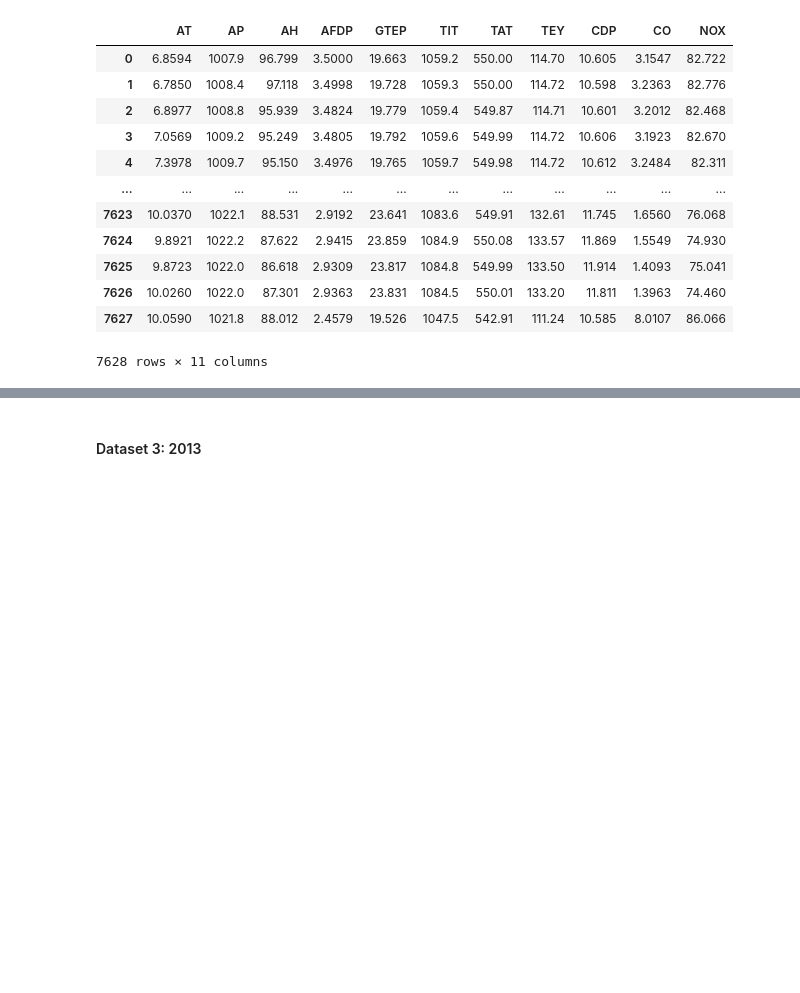
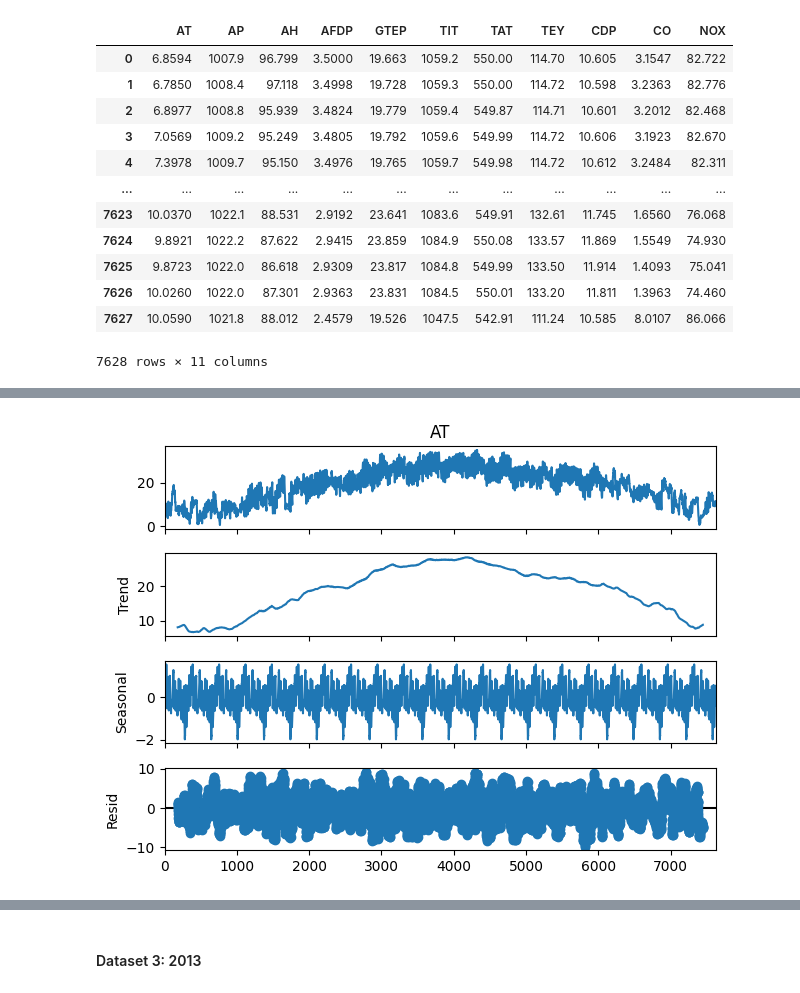
Before and after one commit to CassarGroup/Gas-Turbine_LSTM, a Jupyter notebook: Projeto/ML - Emissão de CO2 - D Cassar.ipynb, the cells around one changed output, grey strips where cells are left out. Cells and saved outputs as stored; diff of their text form; code cells hidden in the pictures; blank space fills up the shorter version.

Commit message:
Decomposições

```diff
--- a/Projeto/ML - Emissão de CO2 - D Cassar.ipynb
+++ b/Projeto/ML - Emissão de CO2 - D Cassar.ipynb
@@ -140,0 +155,7 @@ df_2012
+# %%
+decomp_add_at_2012 = seasonal_decompose(at_2012, model='additive', period=365)
+decomp_add_at_2012.plot()
+
+plt.show()
+# %% [output]
+[figure, added]
```
Also changed, not shown: parts of 11 cells of this notebook.
